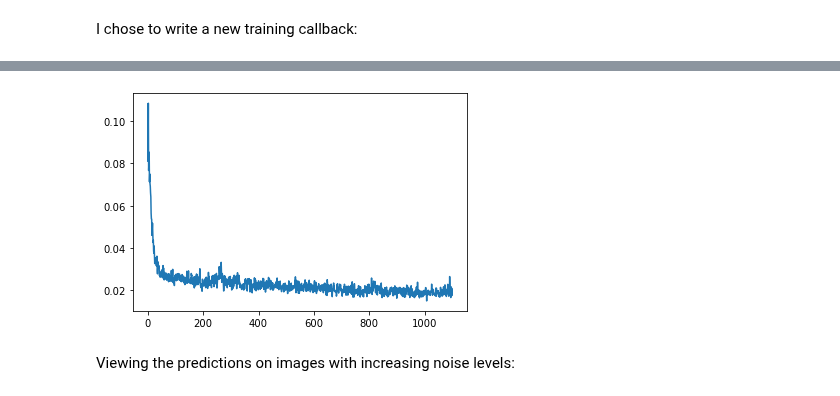
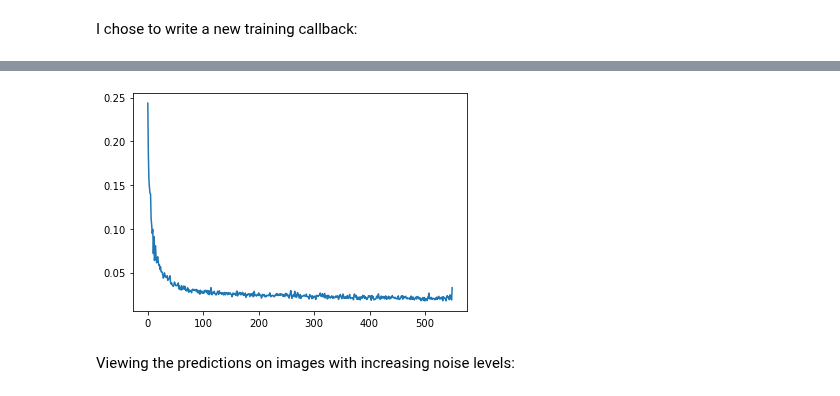
Before and after one commit to fastai/course22p2, a Jupyter notebook: nbs/07A_Diffusion_Model_Test.ipynb, the cells around one changed output, grey strips where cells are left out. Drawn from its saved outputs; the diff is of its cells as text; code cells hidden in the pictures.

```diff
--- a/nbs/07A_Diffusion_Model_Test.ipynb
+++ b/nbs/07A_Diffusion_Model_Test.ipynb
@@ -53,8 +53,9 @@ class BasicUNet(nn.Module):
         for i, l in enumerate(self.up_layers):
             if i > 0: x = F.interpolate(x, scale_factor=2)
             x += h.pop()
-            x = F.silu(l(x))
-        return x
+            x = l(x)
+            if i<len(self.up_layers)-1: x = F.silu(x)
+        return (x.sigmoid()*2)-0.5
 # %% [markdown]
 Define the corruption:
 # %%
@@ -86,7 +87,7 @@ model = BasicUNet(1, 1)
 cbs = [MyTrainCB(), CudaCB(), ProgressCB(), LogLossesCB()]
 learn = Learner(model, dls, nn.MSELoss(), lr=1e-3, cbs=cbs, opt_func=optim.Adam)
 # %%
-learn.fit(4)
+learn.fit(2)
 # %% [output]
 [interactive output not drawn]
 [interactive output not drawn]
@@ -99,4 +96,4 @@ learn.fit(4)
-[figure, old version]
+[figure, new version]
 # %% [markdown]
 Viewing the predictions on images with increasing noise levels:
 # %%
```
Also changed, not shown: parts of 5 cells of this notebook.
